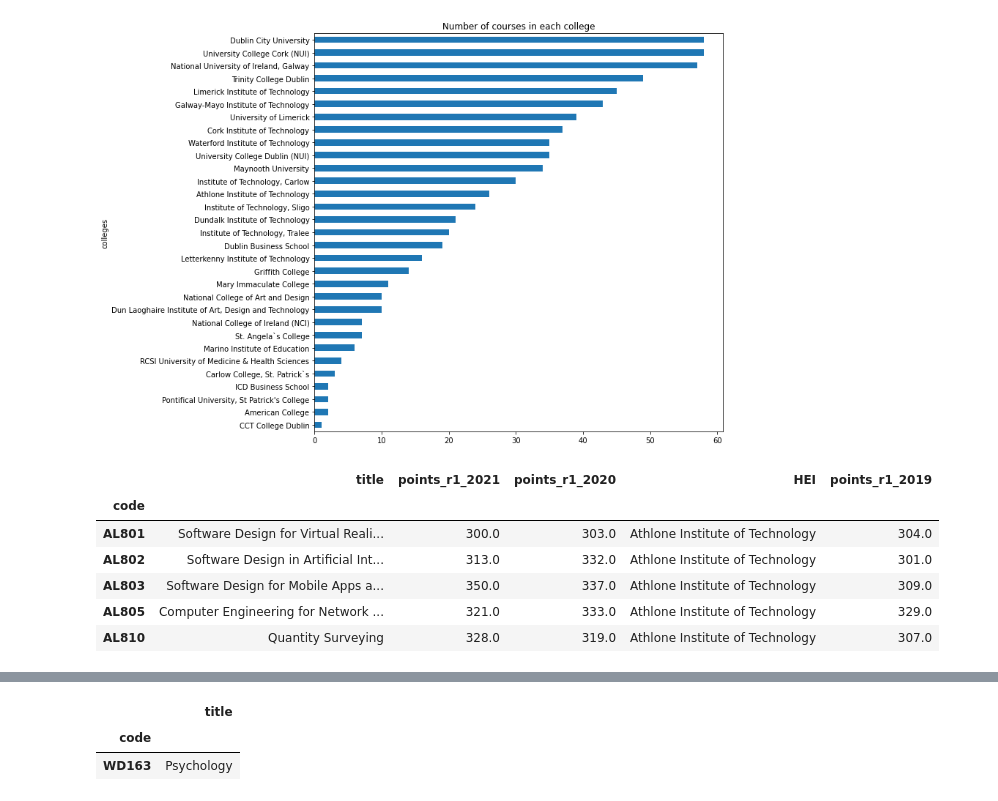
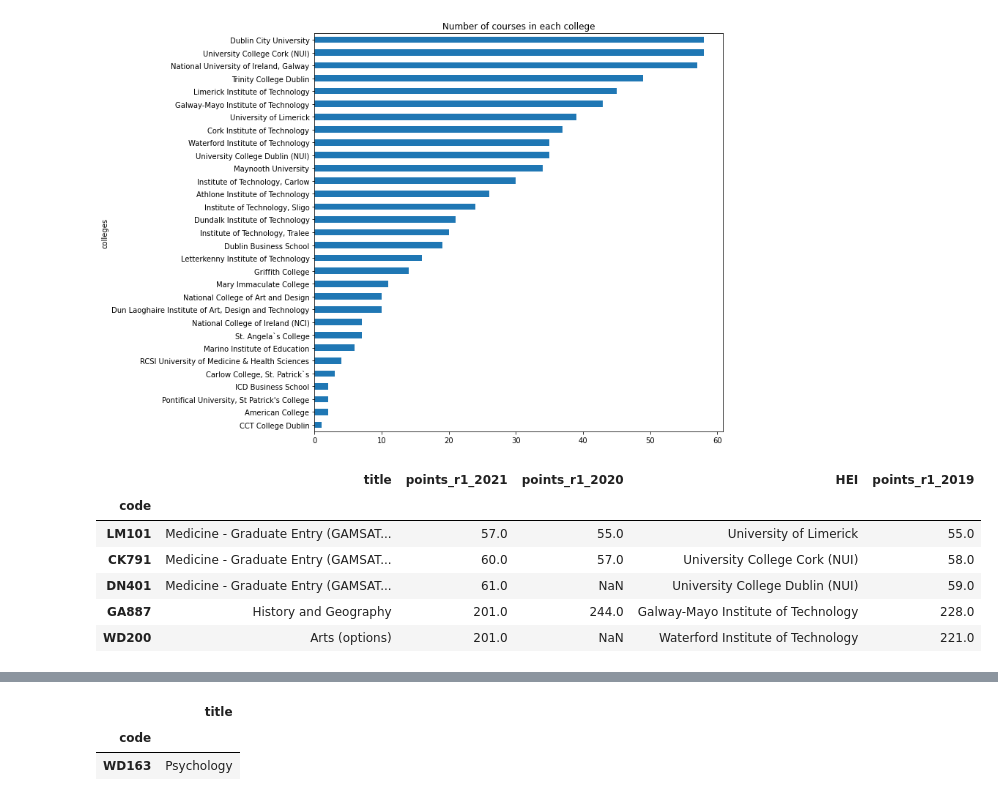
Before and after one commit to angelinka/Fundamentals-of-Data-Analysis, a Jupyter notebook: cao.ipynb, the cells around one changed output, grey strips where cells are left out. Cells and saved outputs as stored; diff of their text form; code cells hidden in the pictures.

Commit message:
Added smallest and largest points comparison

```diff
--- a/cao.ipynb
+++ b/cao.ipynb
@@ -864,12 +864,14 @@ num_of_courses.plot(kind='barh', figsize=[10,10], xlabel='colleges', title='Numb
 <AxesSubplot:title={'center':'Number of courses in each college'}, ylabel='colleges'>
 [figure]
 # %%
-merged.head()
+# Now lets check which course required the smallest amount of points in 2021 (looking at the top 5)
+small = merged.nsmallest(5,['points_r1_2021'])
+small
 # %% [output]
 |  | title | points_r1_2021 | points_r1_2020 | HEI | points_r1_2019 |
 | code |  |  |  |  |  |
-| AL801 | Software Design for Virtual Reali... | 300.0 | 303.0 | Athlone Institute of Technology | 304.0 |
-| AL802 | Software Design in Artificial Int... | 313.0 | 332.0 | Athlone Institute of Technology | 301.0 |
-| AL803 | Software Design for Mobile Apps a... | 350.0 | 337.0 | Athlone Institute of Technology | 309.0 |
-| AL805 | Computer Engineering for Network ... | 321.0 | 333.0 | Athlone Institute of Technology | 329.0 |
-| AL810 | Quantity Surveying | 328.0 | 319.0 | Athlone Institute of Technology | 307.0 |
+| LM101 | Medicine - Graduate Entry (GAMSAT... | 57.0 | 55.0 | University of Limerick | 55.0 |
+| CK791 | Medicine - Graduate Entry (GAMSAT... | 60.0 | 57.0 | University College Cork (NUI) | 58.0 |
+| DN401 | Medicine - Graduate Entry (GAMSAT... | 61.0 | NaN | University College Dublin (NUI) | 59.0 |
+| GA887 | History and Geography | 201.0 | 244.0 | Galway-Mayo Institute of Technology | 228.0 |
+| WD200 | Arts (options) | 201.0 | NaN | Waterford Institute of Technology | 221.0 |
```
Also changed, not shown: parts of 7 cells of this notebook.
